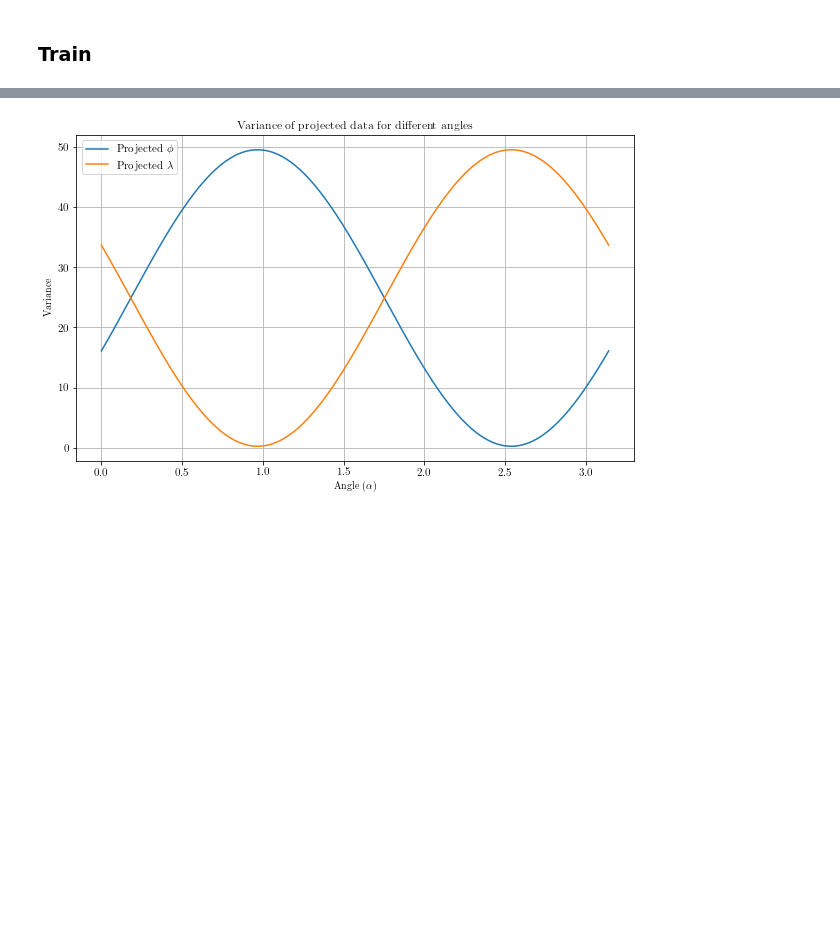
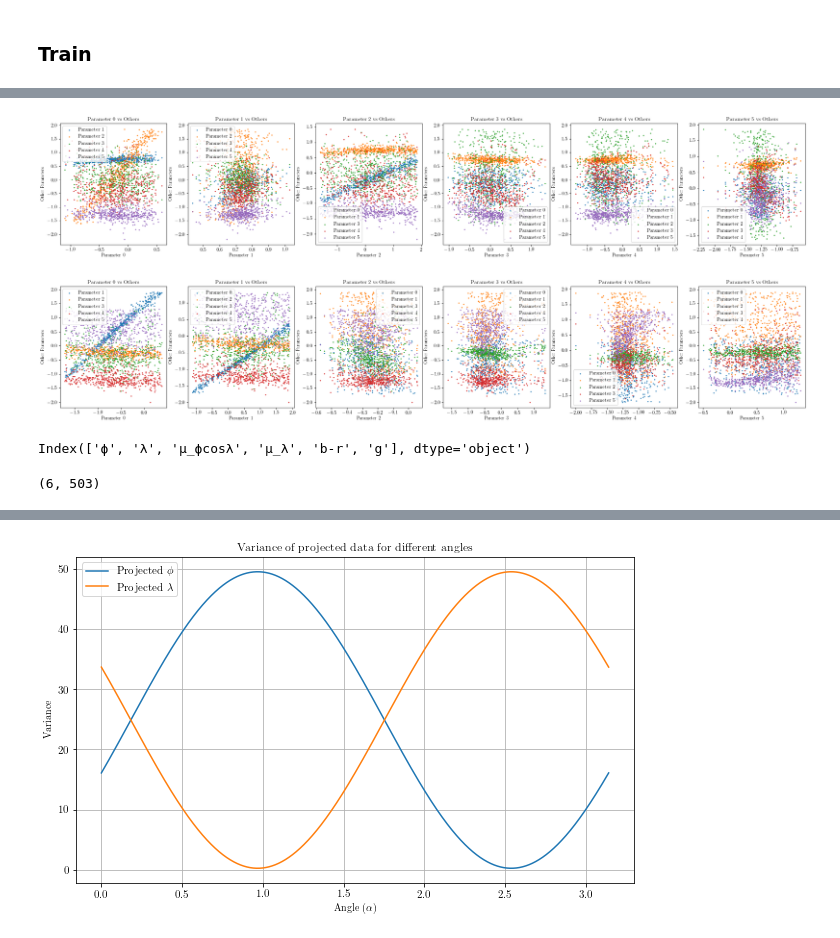
Before and after one commit to Nadav-out/GaiaCWoLa, a Jupyter notebook: notebooks/example.ipynb, the cells around one changed output, grey strips where cells are left out. Saved outputs shown, nothing was run; the diff lists cells and outputs as text; code cells hidden in the pictures; blank space fills up the shorter version.

```diff
--- a/notebooks/example.ipynb
+++ b/notebooks/example.ipynb
@@ -192,0 +206,76 @@ Top 100 stars: Purity = 91.0%
+# %%
+ddf=pd.read_hdf('../notebooks/test_gd1/df_test.h5')
+
+interest_vars=['ϕ', 'λ', 'μ_ϕcosλ', 'μ_λ', 'b-r', 'g']
+
+design_mat = ddf[interest_vars]
+score_vec = ddf['nn_score']
+probs = score_vec / score_vec.sum()
+
+# Compute weighted means
+design_means = (design_mat.T * probs).sum(axis=1)
+
+# Center the data
+design_centered = design_mat.subtract(design_means)
+
+# Compute weighted standard deviations
+weighted_std = np.sqrt(((design_centered ** 2).multiply(probs, axis=0)).sum(axis=0))
+
+# Standardize the data
+design_standardized = design_centered.divide(weighted_std, axis=1)
+
+
+cov_mat=design_standardized.multiply(probs, axis=0).T @ design_centered
+eigenvalues, eigenvectors = np.linalg.eig(cov_mat)
+sorted_indices = np.argsort(eigenvalues)[::-1]
+sorted_eigenvalues = eigenvalues[sorted_indices]
+sorted_eigenvectors = eigenvectors[:, sorted_indices]
+
+rotated_design=((design_standardized @ sorted_eigenvectors))
+
+
+
+twd_d=rotated_design[ddf['stream']].values.T
+twd_d_0=design_standardized[ddf['stream']].values.T
+
+fig, axs = plt.subplots(1, 6, figsize=(30, 5))  # 1 row, 5 columns
+
+for i in range(6):  # Looping through the first 5 parameters
+    axs[i].set_title(f'Parameter {i} vs Others')
+
+    for j in range(6):  # Looping through all 6 parameters
+        if i != j:
+            axs[i].scatter(twd_d[i], twd_d[j], alpha=0.8, s=3, label=f'Parameter {j}')
+
+    axs[i].set_xlabel(f'Parameter {i}')
+    axs[i].set_ylabel('Other Parameters')
+    axs[i].legend()
+
+plt.show()
+
+fig, axs = plt.subplots(1, 6, figsize=(30, 5))  # 1 row, 5 columns
+for i in range(6):  # Looping through the first 5 parameters
+    axs[i].set_title(f'Parameter {i} vs Others')
+
+    for j in range(6):  # Looping through all 6 parameters
+        if i != j:
+            axs[i].scatter(twd_d_0[i], twd_d_0[j], alpha=0.8, s=3, label=f'Parameter {j}')
+
+    axs[i].set_xlabel(f'Parameter {i}')
+    axs[i].set_ylabel('Other Parameters')
+    axs[i].legend()
+
+plt.show()
+design_mat.columns
+
+# plt.matshow(sorted_eigenvectors, cmap=plt.cm.Blues)
+# plt.colorbar(label='Value')
+# plt.show()
+# %% [output]
+[figure, added]
+[figure, added]
+Index(['ϕ', 'λ', 'μ_ϕcosλ', 'μ_λ', 'b-r', 'g'], dtype='object')
+# %%
+twd_d.shape
+# %% [output]
+(6, 503)
```
Also changed, not shown: parts of 7 cells of this notebook, 1 other file.
